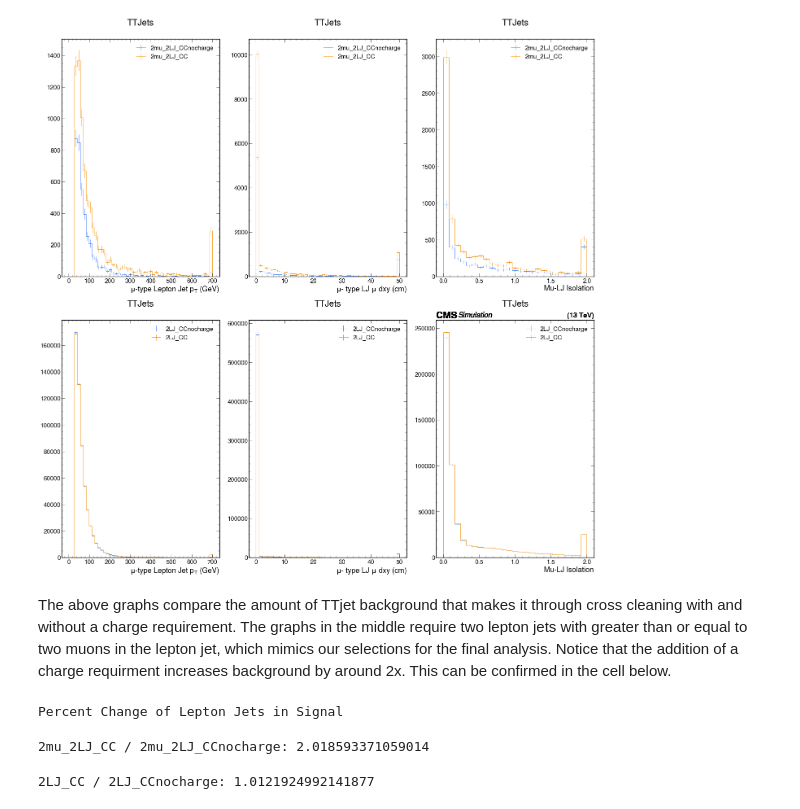
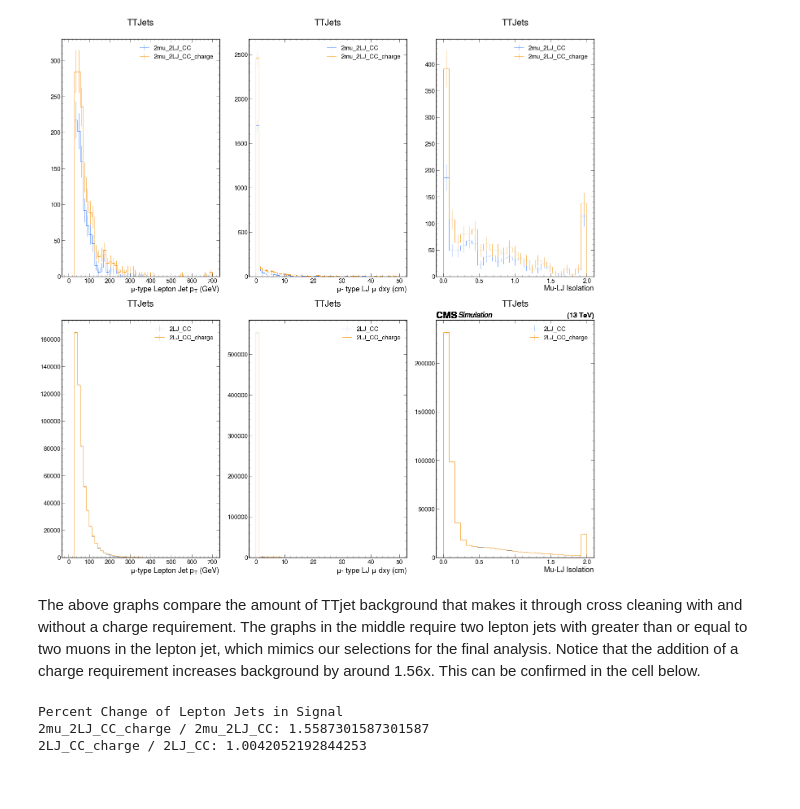
Before and after one commit to cms-sidm/SIDM, a Jupyter notebook: sidm/studies/Muon_crosscleaning/charge_requirement.ipynb, the cells around one changed output. Cells and saved outputs as stored; diff of their text form; code cells hidden in the pictures.

```diff
--- a/sidm/studies/Muon_crosscleaning/charge_requirement.ipynb
+++ b/sidm/studies/Muon_crosscleaning/charge_requirement.ipynb
@@ -89,45 +97,45 @@ TTJets is simulation. Scaling histograms or cutflows according to lumi*xs.
 # %%
-channel = [['2mu_2LJ_CCnocharge','2mu_2LJ_CC'],['2LJ_CCnocharge','2LJ_CC']]
+channel = [['2mu_2LJ_CC','2mu_2LJ_CC_charge'],['2LJ_CC','2LJ_CC_charge']]
 fig, axes = plt.subplots(len(channel), 3, figsize=(28, 14*len(channel)))
 
 for i in range(len(channel)):
     channel1 = channel[i][0]
     channel2 = channel[i][1]
 
     ax1, ax2, ax3 = axes[i]
 
     utilities.plot(out[samples[0]]["hists"]["mu_lj_pt"][channel1, ::2j], label=channel1, ax=ax1)
     utilities.plot(out[samples[0]]["hists"]["mu_lj_pt"][channel2, ::2j], label=channel2, ax=ax1)
     ax1.legend()
     ax1.set_title(samples[0],y=1.05)
 
     utilities.plot(out[samples[0]]["hists"]["mu_lj_muon_dxy"][channel1, ::2j], label=channel1, ax=ax2)
     utilities.plot(out[samples[0]]["hists"]["mu_lj_muon_dxy"][channel2, ::2j], label=channel2, ax=ax2)
     ax2.legend()
     ax2.set_title(samples[0],y=1.05)
 
     utilities.plot(out[samples[0]]["hists"]["mu_lj_isolation"][channel1, ::2j], label=channel1, ax=ax3)
     utilities.plot(out[samples[0]]["hists"]["mu_lj_isolation"][channel2, ::2j], label=channel2, ax=ax3)
     ax3.legend()
     ax3.set_title(samples[0],y=1.05)
 
 plt.tight_layout()
 # %% [output]
-[figure, old version]
+[figure, new version]
 # %% [markdown]
-The above graphs compare the amount of TTjet background that makes it through cross cleaning with and without a charge requirement. The graphs in the middle require two lepton jets with greater than or equal to two muons in the lepton jet, which mimics our selections for the final analysis. Notice that the addition of a charge requirment increases background by around 2x. This can be confirmed in the cell below.
+The above graphs compare the amount of TTjet background that makes it through cross cleaning with and without a charge requirement. The graphs in the middle require two lepton jets with greater than or equal to two muons in the lepton jet, which mimics our selections for the final analysis. Notice that the addition of a charge requirement increases background by around 1.56x. This can be confirmed in the cell below.
 # %%
 #ratio of lepton jets in each case
 compare = ['mu_lj_pt']
 
 for i in compare:
-    print("Percent Change of Lepton Jets in Signal")
+    print("Percent Change of Lepton Jets in Background")
     for j in range(len(channels)//2):
         print(f'{channels[2*j+1]} / {channels[2*j]}: {out[samples[0]]["hists"][i][2*j+1, ::].values(flow=True).sum() / out[samples[0]]["hists"][i][2*j, ::].values(flow=True).sum()}')
 # %% [output]
 Percent Change of Lepton Jets in Signal
+2mu_2LJ_CC_charge / 2mu_2LJ_CC: 1.5587301587301587
+2LJ_CC_charge / 2LJ_CC: 1.0042052192844253
-2mu_2LJ_CC / 2mu_2LJ_CCnocharge: 2.018593371059014
-2LJ_CC / 2LJ_CCnocharge: 1.0121924992141877
 # %%
 samples = [
     '2Mu2E_500GeV_1p2GeV_0p19mm',
```
Also changed, not shown: parts of 8 cells of this notebook.
